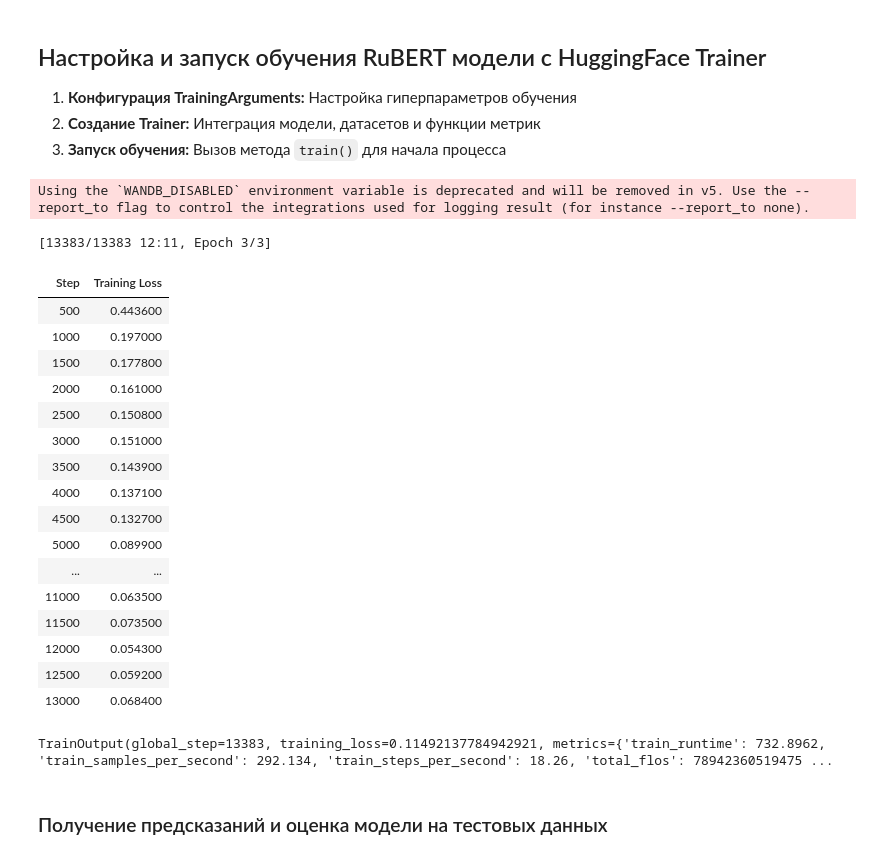
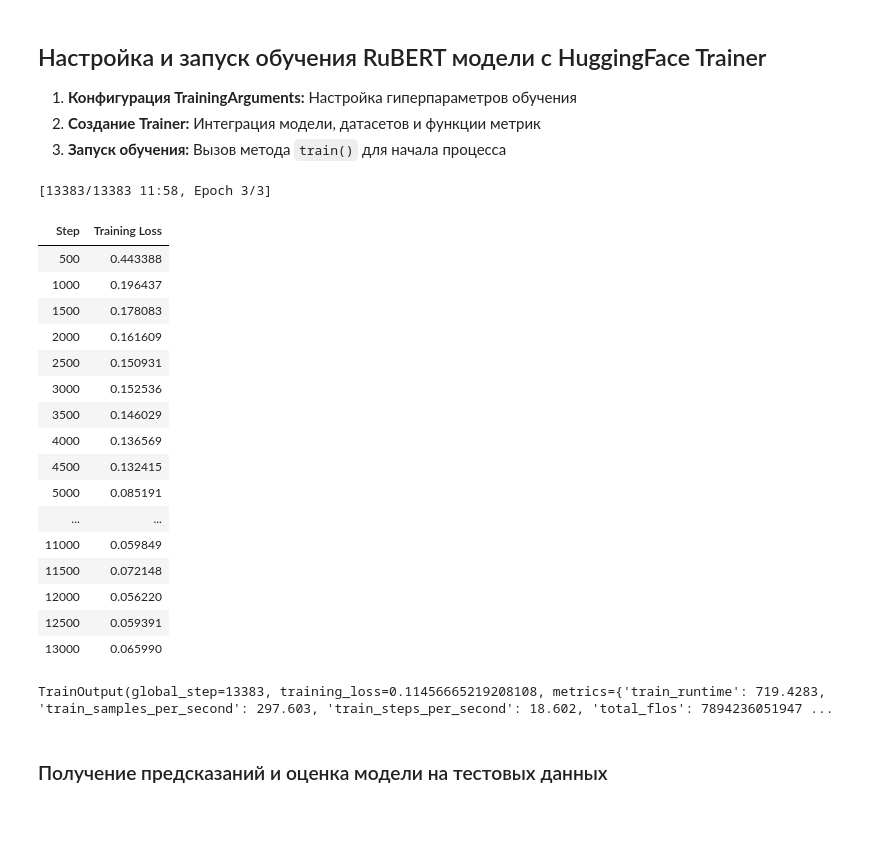
Before and after one commit to DarkAPT/Spam_Toxic_model, a Jupyter notebook: notebooks/toxic.ipynb, the cells around one changed output. Drawn from its saved outputs; the diff is of its cells as text; code cells hidden in the pictures; blank space fills up the shorter version.

```diff
--- a/notebooks/toxic.ipynb
+++ b/notebooks/toxic.ipynb
@@ -514,45 +541,43 @@ def compute_metrics(eval_pred):
 # %%
 training_args = TrainingArguments(
     num_train_epochs=3,
     per_device_train_batch_size=16,
     per_device_eval_batch_size=16,
     warmup_steps=500,
     weight_decay=0.01,
     save_strategy='no',
     save_steps=0,
-    save_safetensors=False,
 )
 
 trainer = Trainer(
     model=model,
     args=training_args,
     train_dataset=train_dataset,
     eval_dataset=test_dataset,
     compute_metrics=compute_metrics
 )
 
 trainer.train()
 # %% [output]
-Using the `WANDB_DISABLED` environment variable is deprecated and will be removed in v5. Use the --report_to flag to control the integrations used for logging result (for instance --report_to none).
+[13383/13383 11:58, Epoch 3/3]
+| Step | Training Loss |
+| 500 | 0.443388 |
+| 1000 | 0.196437 |
+| 1500 | 0.178083 |
+| 2000 | 0.161609 |
+| 2500 | 0.150931 |
+| 3000 | 0.152536 |
+| 3500 | 0.146029 |
+| 4000 | 0.136569 |
+| 4500 | 0.132415 |
+| 5000 | 0.085191 |
+| ... | ... |
+| 11000 | 0.059849 |
+| 11500 | 0.072148 |
+| 12000 | 0.056220 |
+| 12500 | 0.059391 |
+| 13000 | 0.065990 |
-[13383/13383 12:11, Epoch 3/3]
+TrainOutput(global_step=13383, training_loss=0.11456665219208108, metrics={'train_runtime': 719.4283, 'train_samples_per_second': 297.603, 'train_steps_per_second': 18.602, 'total_flos': 7894236051947 ...
-| Step | Training Loss |
-| 500 | 0.443600 |
-| 1000 | 0.197000 |
-| 1500 | 0.177800 |
-| 2000 | 0.161000 |
-| 2500 | 0.150800 |
-| 3000 | 0.151000 |
-| 3500 | 0.143900 |
-| 4000 | 0.137100 |
-| 4500 | 0.132700 |
-| 5000 | 0.089900 |
-| ... | ... |
-| 11000 | 0.063500 |
-| 11500 | 0.073500 |
-| 12000 | 0.054300 |
-| 12500 | 0.059200 |
-| 13000 | 0.068400 |
-TrainOutput(global_step=13383, training_loss=0.11492137784942921, metrics={'train_runtime': 732.8962, 'train_samples_per_second': 292.134, 'train_steps_per_second': 18.26, 'total_flos': 78942360519475 ...
 # %% [markdown]
 ### Получение предсказаний и оценка модели на тестовых данных
 # %%
```
Also changed, not shown: parts of 8 cells of this notebook.
